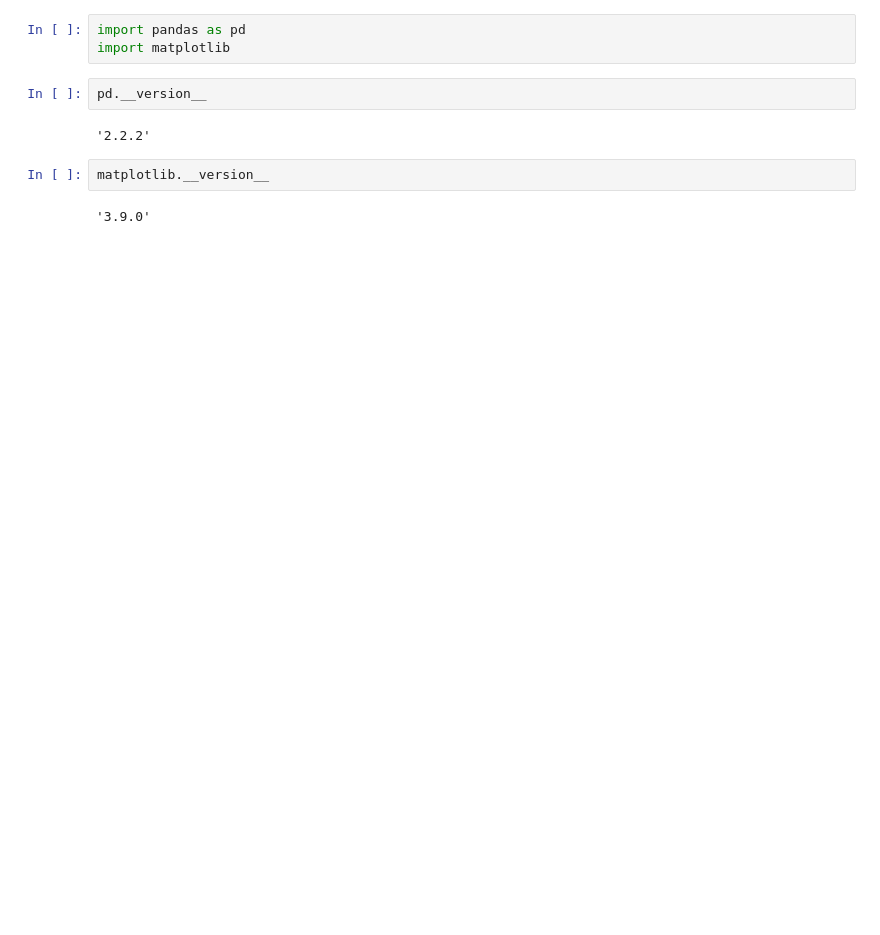
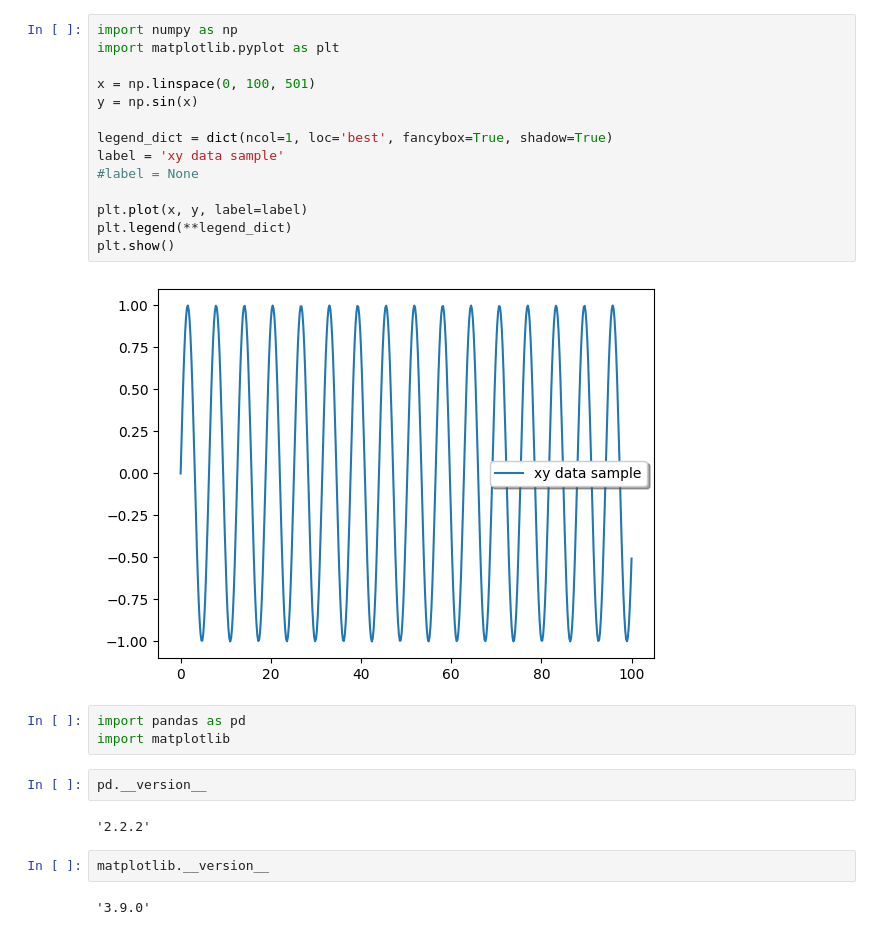
Before and after one commit to BodduSriPavan-111/kitikiplot, a Jupyter notebook: examples/Usage_Guide.ipynb, the cells around one changed output. Drawn from its saved outputs; the diff is of its cells as text; blank space fills up the shorter version.

```diff
--- a/examples/Usage_Guide.ipynb
+++ b/examples/Usage_Guide.ipynb
@@ -27,3 +58,19 @@ Came
+# %%
+import numpy as np
+import matplotlib.pyplot as plt
+
+x = np.linspace(0, 100, 501)
+y = np.sin(x)
+
+legend_dict = dict(ncol=1, loc='best', fancybox=True, shadow=True)
+label = 'xy data sample'
+#label = None
+
+plt.plot(x, y, label=label)
+plt.legend(**legend_dict)
+plt.show()
+# %% [output]
+[figure, added]
 # %%
 import pandas as pd
 import matplotlib
```
Also changed, not shown: parts of 11 cells of this notebook, 5 other files.
